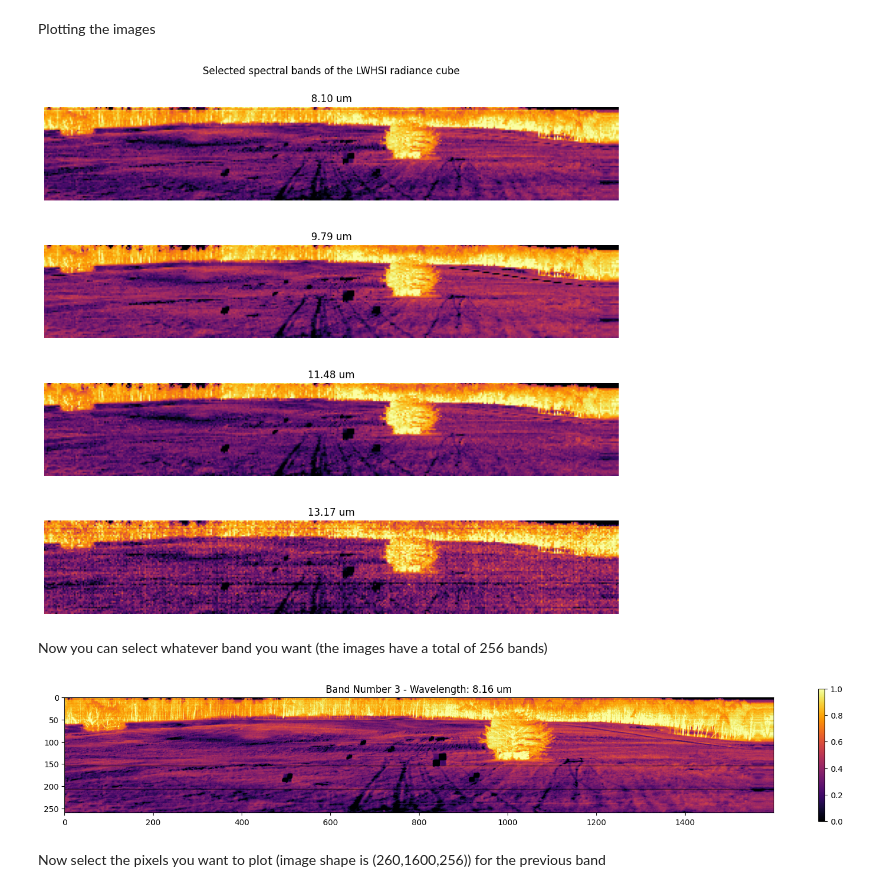
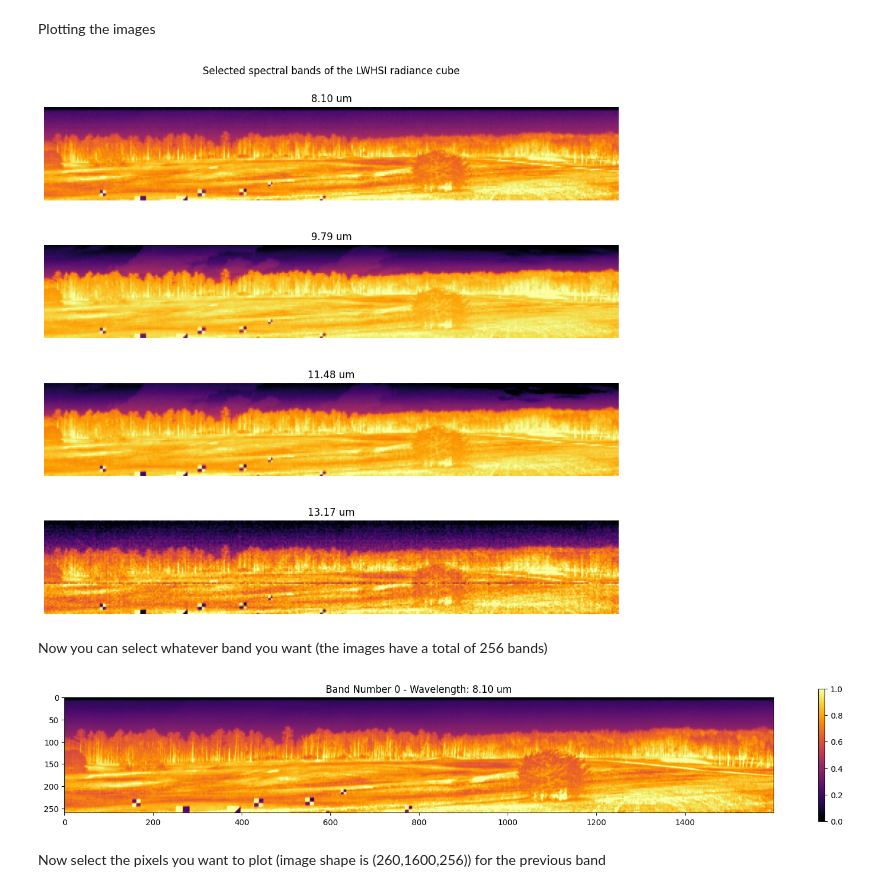
Before and after one commit to MarinPedro/ThermalProject2026_HOCV, a Jupyter notebook: SCV_P.ipynb, the cells around one changed output. Saved outputs shown, nothing was run; the diff lists cells and outputs as text; code cells hidden in the pictures.

Commit message:
fixed image plotting

```diff
--- a/SCV_P.ipynb
+++ b/SCV_P.ipynb
@@ -52,45 +41,45 @@ if not hdr_files:
     raise FileNotFoundError(".hdr files not found")
 
 # There's different images that you can check them by replacing the idx value
-idx = 159
+idx = 0
 
 try:
 
   img = envi.open(hdr_files[idx])
   radiance_hsi = img.load()
 
   if hasattr(img, 'bands') and 'wavelength' in img.metadata:
       wavelengths_um = [float(w) for w in img.metadata['wavelength']]
   else:
       num_bandas = radiance_hsi.shape[2]
       wavelengths_um = np.linspace(8.0, 12.0, num_bandas)
 
   band_indices = np.linspace(0, len(wavelengths_um) - 1, 4, dtype=int)
   plot_stride = 4
 
   fig, axes = plt.subplots(len(band_indices), 1, figsize=(10, 10))
   axes = axes.ravel()
 
   for ax, band_index in zip(axes, band_indices):
       band_image = radiance_hsi[::plot_stride, ::plot_stride, band_index]
       im = ax.imshow(robust_image(band_image), cmap='inferno')
       ax.set_title(f'{wavelengths_um[band_index]:.2f} um')
       ax.axis('off')
 
   fig.suptitle('Selected spectral bands of the LWHSI radiance cube')
   plt.tight_layout()
   plt.show()
 
 except Exception as e:
   print(e)
 # %% [output]
-[figure, old version]
+[figure, new version]
 # %% [markdown]
 Now you can select whatever band you want (the images have a total of 256 bands)
 # %%
 img, axs = plt.subplots(1, 1, figsize=(20, 3))
 
-selected_band = 3
+selected_band = 0
 
 try:
 
@@ -104,7 +93,7 @@ try:
 except Exception as e:
   print(e)
 # %% [output]
-[figure, old version]
+[figure, new version]
 # %% [markdown]
 Now select the pixels you want to plot (image shape is (260,1600,256)) for the previous band
 # %%
```
Also changed, not shown: parts of 5 cells of this notebook.
